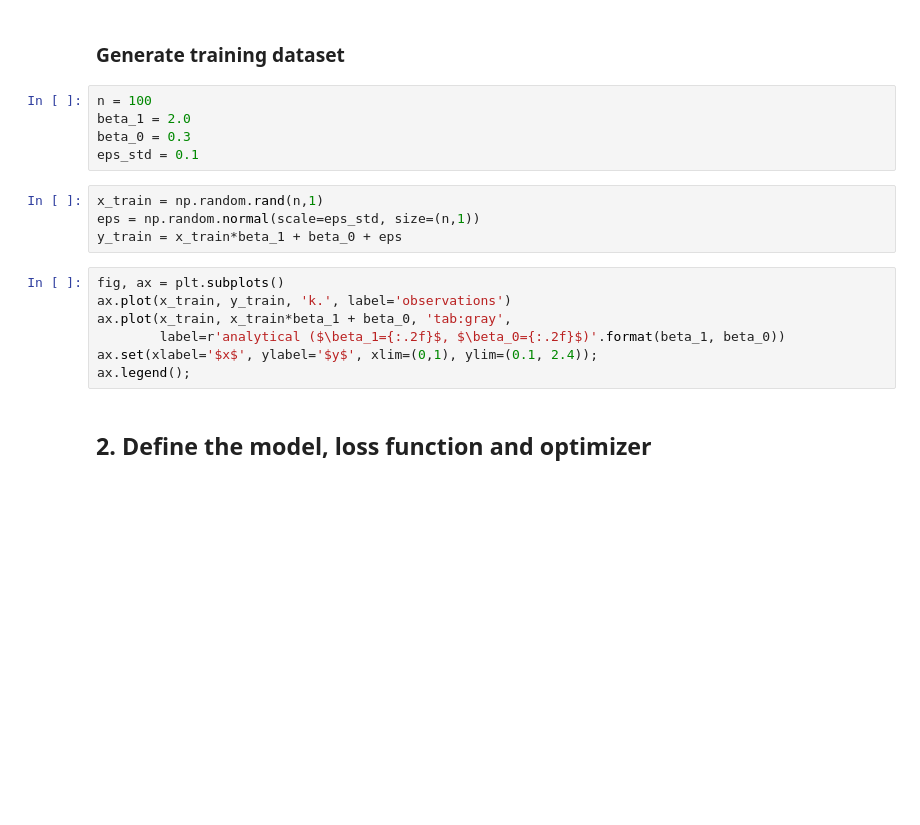
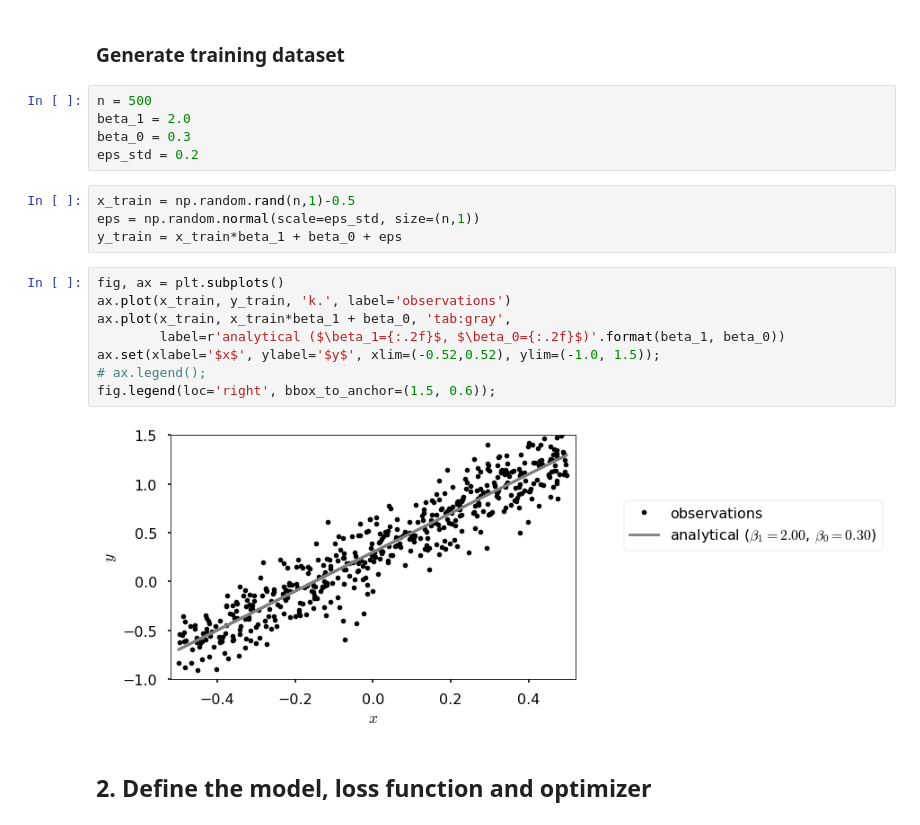
Before and after one commit to lento234/ml-tutorials, a Jupyter notebook: 01-basics/linear_regression.ipynb, the cells around one changed output. Drawn from its saved outputs; the diff is of its cells as text; blank space fills up the shorter version.

```diff
--- a/01-basics/linear_regression.ipynb
+++ b/01-basics/linear_regression.ipynb
@@ -57,21 +57,24 @@ torch.random.manual_seed(seed);
 # %% [markdown]
 ### Generate training dataset
 # %%
-n = 100
+n = 500
 beta_1 = 2.0
 beta_0 = 0.3
-eps_std = 0.1
+eps_std = 0.2
 # %%
-x_train = np.random.rand(n,1)
+x_train = np.random.rand(n,1)-0.5
 eps = np.random.normal(scale=eps_std, size=(n,1))
 y_train = x_train*beta_1 + beta_0 + eps
 # %%
 fig, ax = plt.subplots()
 ax.plot(x_train, y_train, 'k.', label='observations')
 ax.plot(x_train, x_train*beta_1 + beta_0, 'tab:gray',
         label=r'analytical ($\beta_1={:.2f}$, $\beta_0={:.2f}$)'.format(beta_1, beta_0))
-ax.set(xlabel='$x$', ylabel='$y$', xlim=(0,1), ylim=(0.1, 2.4));
-ax.legend();
+ax.set(xlabel='$x$', ylabel='$y$', xlim=(-0.52,0.52), ylim=(-1.0, 1.5));
+# ax.legend();
+fig.legend(loc='right', bbox_to_anchor=(1.5, 0.6));
+# %% [output]
+[figure, added]
 # %% [markdown]
 <a id="model"></a>
 ## 2. Define the model, loss function and optimizer
```
Also changed, not shown: parts of 10 cells of this notebook, 1 other file.
